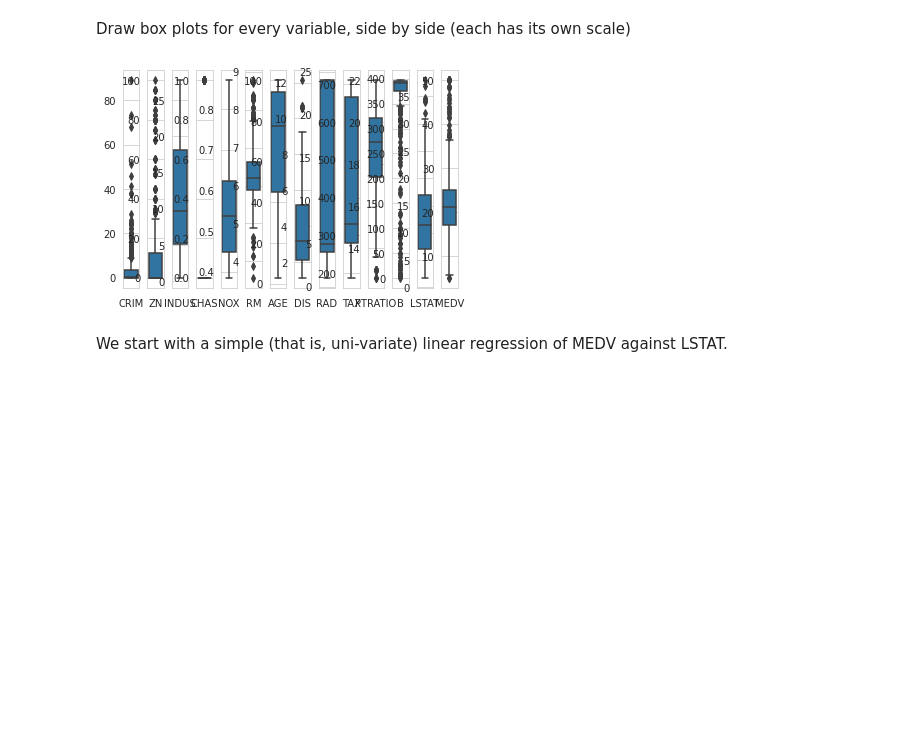
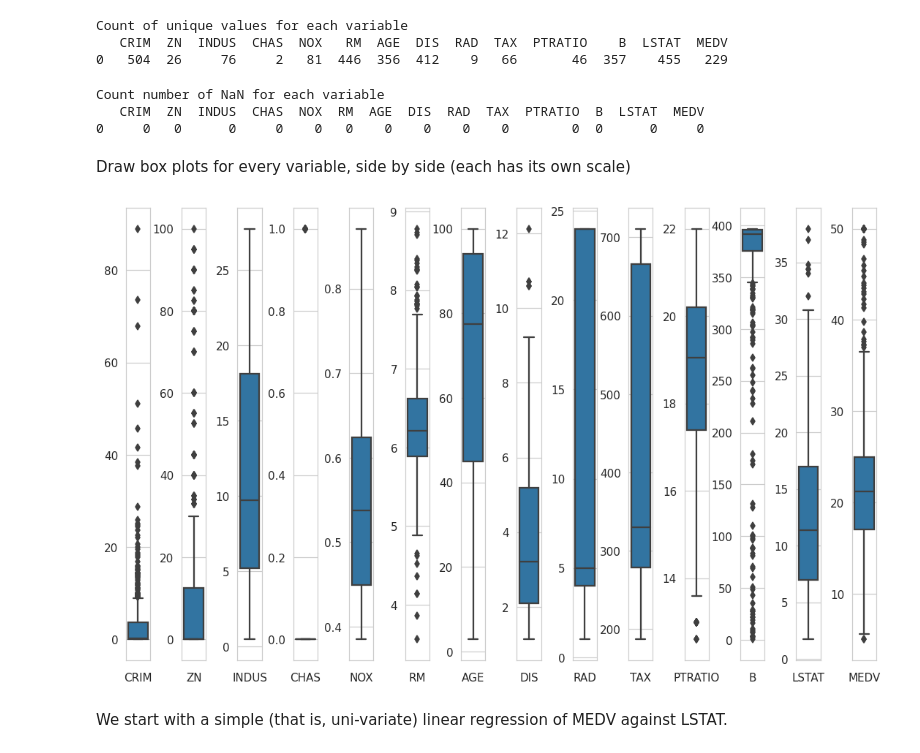
Before and after one commit to fantauzzi/linear_regression, a Jupyter notebook: boston_lin_regr.ipynb, the cells around one changed output. Drawn from its saved outputs; the diff is of its cells as text; code cells hidden in the pictures; blank space fills up the shorter version.

Commit message:
Improved the formatting and presentation of the notebook, especially its plots

```diff
--- a/boston_lin_regr.ipynb
+++ b/boston_lin_regr.ipynb
@@ -6,6 +6,7 @@ import warnings
 from pandas import DataFrame, Series
 from sklearn import datasets
 from matplotlib import pyplot as plt
+import matplotlib as mpl
 from sklearn.linear_model import LinearRegression
 import statsmodels.api as sm
 from sklearn.metrics import mean_squared_error
@@ -13,6 +14,16 @@ from sklearn.metrics import mean_squared_error
 plt.ioff()
 pd.set_option('display.max_columns', None)  # Print all the columns in the dataframe
 pd.set_option('display.expand_frame_repr', False)  # Prevents line breaks while printing the dataframe
+mpl.rcParams['figure.figsize'] = (6*1.618, 6)
+
+# Set the default resolution for plots on screen
+display_res = (2560, 1440)  # Display resolution in pixels, h x v
+diagonal_in = 27  # Display diagonal in inches
+res_dpi = (display_res[0]**2 + display_res[1]**2) ** .5 / diagonal_in
+plt.rcParams['figure.dpi'] = res_dpi
+
+# By default, display grids in plot
+mpl.rcParams['axes.grid'] = True
 # %% [markdown]
 This is an exploration of linear regression, and different tools available to solve it with Python.
 The dataset of choice is the [Boston Housing Prices](http://lib.stat.cmu.edu/datasets/boston)
@@ -94,14 +110,30 @@ Count number of NaN for each variable
+# %%
+print('Count of unique values for each variable')
+counts = dataset.nunique()
+print(counts.to_frame().T)
+# %% [output]
+Count of unique values for each variable
+   CRIM  ZN  INDUS  CHAS  NOX   RM  AGE  DIS  RAD  TAX  PTRATIO    B  LSTAT  MEDV
+0   504  26     76     2   81  446  356  412    9   66       46  357    455   229
+# %%
+print('\nCount number of NaN for each variable')
+print(dataset.isna().sum().to_frame().T)
+# %% [output]
+Count number of NaN for each variable
+   CRIM  ZN  INDUS  CHAS  NOX  RM  AGE  DIS  RAD  TAX  PTRATIO  B  LSTAT  MEDV
+0     0   0      0     0    0   0    0    0    0    0        0  0      0     0
 # %% [markdown]
 Draw box plots for every variable, side by side (each has its own scale)
 # %%
 fig, axes = plt.subplots(1, n_vars + 1)
-fig.subplots_adjust(wspace=.5)
+# fig.subplots_adjust(wspace=.25)
 for i, col in enumerate(dataset.columns):
     bplot = sns.boxplot(y=dataset[col], ax=axes[i])
     bplot.set(ylabel=None)
     bplot.set(xlabel=col)
+fig.tight_layout(pad=0, w_pad=.25, h_pad=0)
 # %% [output]
-[figure, old version]
+[figure, new version]
 # %% [markdown]
 We start with a simple (that is, uni-variate) linear regression of MEDV against LSTAT.
 # %% [markdown]
```
Also changed, not shown: parts of 18 cells of this notebook, 1 other file.
